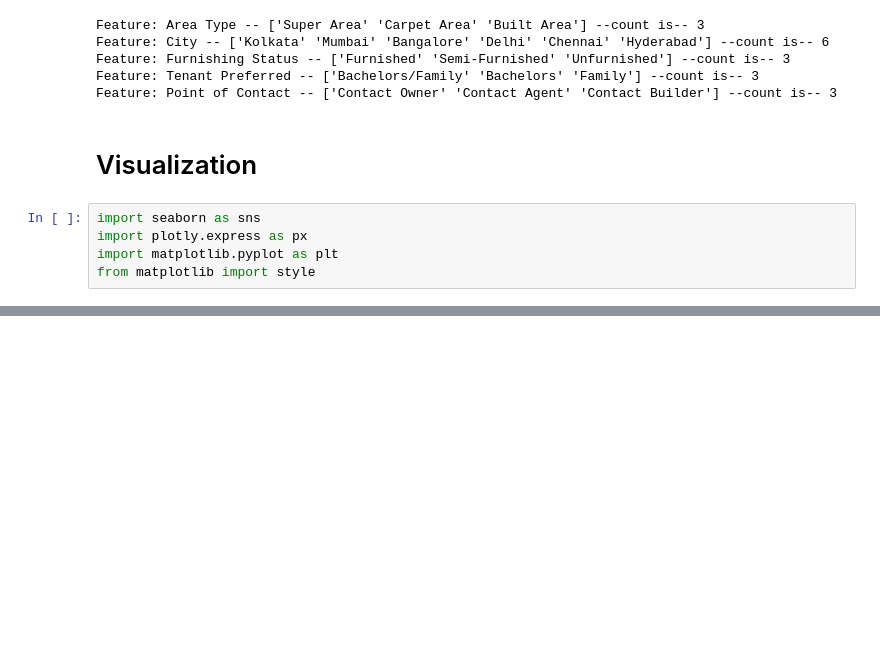
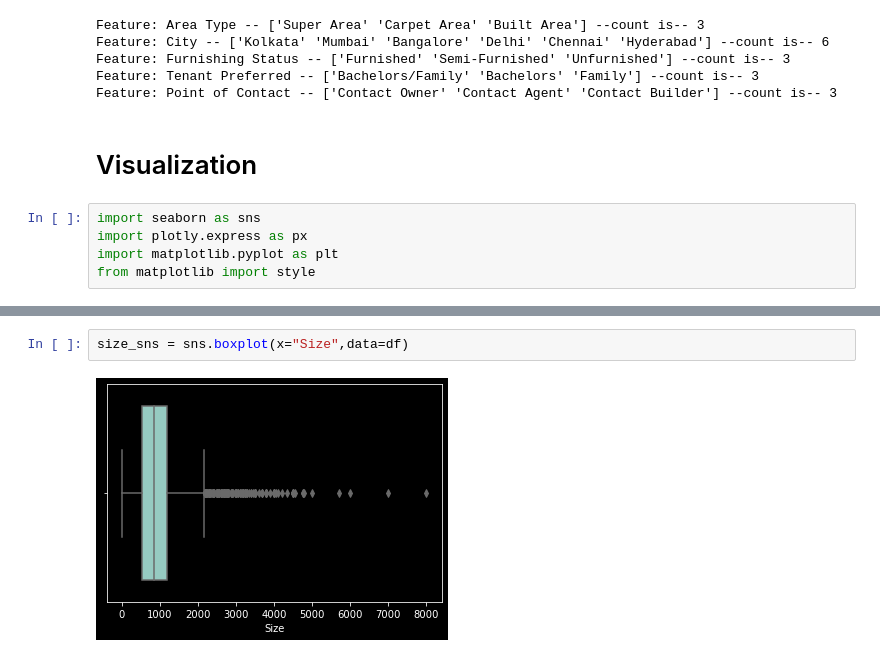
Before and after one commit to Ishrak30/Predicting-House-Rent-Using-ML, a Jupyter notebook: PredictingHouseRent.ipynb, the cells around one changed output, grey strips where cells are left out. Drawn from its saved outputs; the diff is of its cells as text; blank space fills up the shorter version.

Commit message:
Numerical Visualization Done

```diff
--- a/PredictingHouseRent.ipynb
+++ b/PredictingHouseRent.ipynb
@@ -161,0 +162,4 @@ print(count_data)
+# %%
+size_sns = sns.boxplot(x="Size",data=df)
+# %% [output]
+[figure, added]
```
Also changed, not shown: parts of 12 cells of this notebook.
